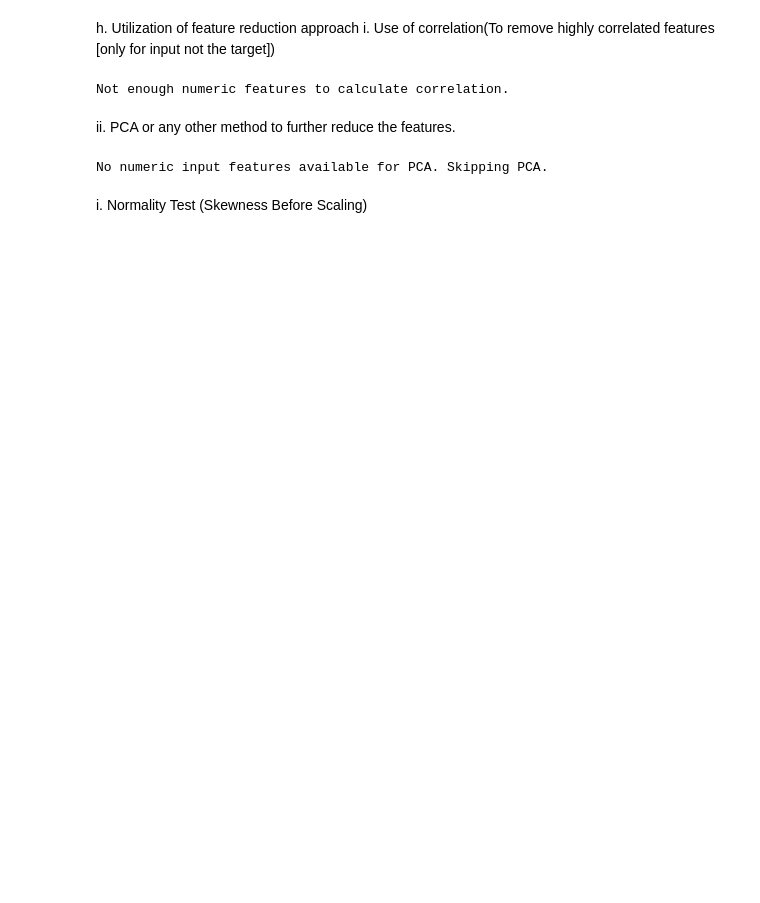
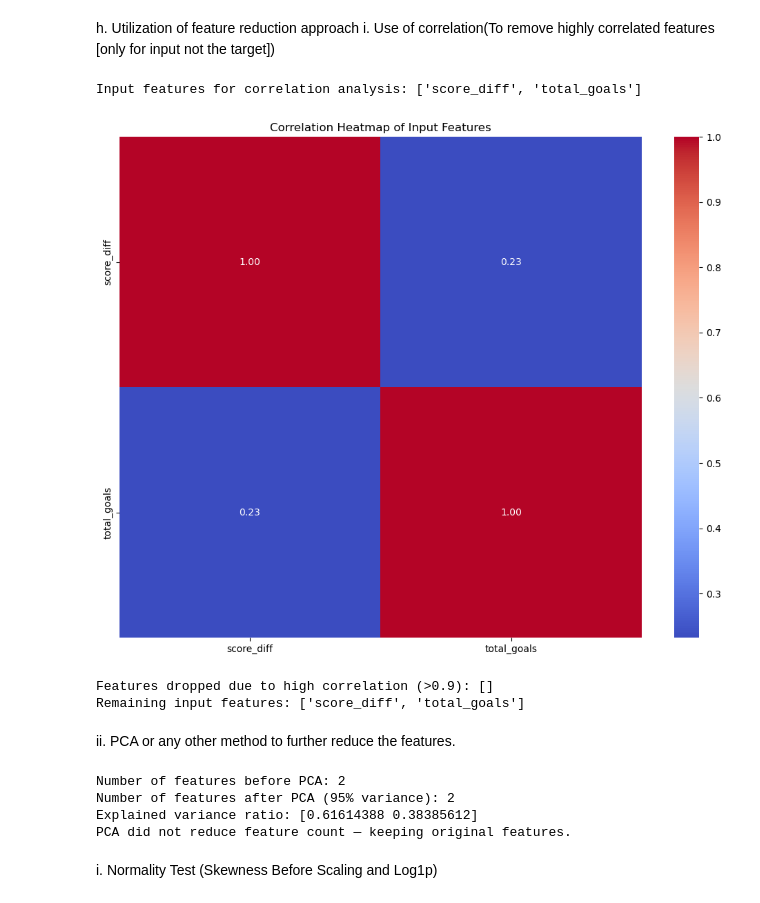
Before and after one commit to adityahora/Data-Science, a Jupyter notebook: model_training.ipynb, the cells around one changed output. Drawn from its saved outputs; the diff is of its cells as text; code cells hidden in the pictures; blank space fills up the shorter version.

```diff
--- a/model_training.ipynb
+++ b/model_training.ipynb
@@ -278,28 +382,80 @@ h. Utilization of feature reduction approach
 i. Use of correlation(To remove highly correlated features [only for input not
 the target])
 # %%
-print("Not enough numeric features to calculate correlation.")
+import seaborn as sns
+import matplotlib.pyplot as plt
+
+# Define target columns
+target_cols = ['home_score', 'away_score']
+
+# Input features = all numeric columns except targets
+input_cols = [col for col in df.select_dtypes(include=['int64', 'float64']).columns
+              if col not in target_cols]
+
+print(f"Input features for correlation analysis: {input_cols}")
+
+if len(input_cols) > 1:
+    corr_matrix = df[input_cols].corr().abs()
+
+    # Plot heatmap
+    plt.figure(figsize=(10, 8))
+    sns.heatmap(corr_matrix, annot=True, fmt='.2f', cmap='coolwarm')
+    plt.title("Correlation Heatmap of Input Features")
+    plt.tight_layout()
+    plt.show()
+
+    # Remove highly correlated features (|r| > 0.9)
+    threshold = 0.9
+    upper_triangle = corr_matrix.where(
+        np.triu(np.ones(corr_matrix.shape), k=1).astype(bool)
+    )
+    to_drop = [col for col in upper_triangle.columns if any(upper_triangle[col] > threshold)]
+    print(f"Features dropped due to high correlation (>{threshold}): {to_drop}")
+
+    if to_drop:
+        df = df.drop(columns=to_drop)
+        input_cols = [c for c in input_cols if c not in to_drop]
+
+    print(f"Remaining input features: {input_cols}")
+else:
+    print(f"Only {len(input_cols)} input feature found; skipping correlation filter.")
 # %% [output]
-Not enough numeric features to calculate correlation.
+Input features for correlation analysis: ['score_diff', 'total_goals']
+[figure, added]
+Features dropped due to high correlation (>0.9): []
+Remaining input features: ['score_diff', 'total_goals']
 # %% [markdown]
 ii. PCA or any other method to further reduce the features.
 # %%
 from sklearn.decomposition import PCA
 from sklearn.preprocessing import StandardScaler
 
-X_numeric = df.drop(columns=['home_score', 'away_score']).select_dtypes(include=['int64','float64'])
+X_input = df[input_cols]
 
-if X_numeric.shape[1] == 0:
-    print("No numeric input features available for PCA. Skipping PCA.")
+if X_input.shape[1] < 2:
+    print(f"Only {X_input.shape[1]} input feature(s) available; PCA requires at least 2. Skipping PCA.")
 else:
-    X_scaled = StandardScaler().fit_transform(X_numeric)
-    pca = PCA(n_components=0.95)
-    X_pca = pca.fit_transform(X_scaled)
-    print("Number of features after PCA:", X_pca.shape[1])
+    X_scaled_pca = StandardScaler().fit_transform(X_input)
+    pca = PCA(n_components=0.95)  # retain 95% variance
+    X_pca = pca.fit_transform(X_scaled_pca)
+    print(f"Number of features before PCA: {X_input.shape[1]}")
+    print(f"Number of features after PCA (95% variance): {X_pca.shape[1]}")
+    print(f"Explained variance ratio: {pca.explained_variance_ratio_}")
+
+    # Decision: use PCA-reduced features if it meaningfully reduces dimensions
+    if X_pca.shape[1] < X_input.shape[1]:
+        print("PCA reduced feature count — using PCA-transformed features.")
+        use_pca = True
+    else:
+        print("PCA did not reduce feature count — keeping original features.")
+        use_pca = False
 # %% [output]
-No numeric input features available for PCA. Skipping PCA.
+Number of features before PCA: 2
+Number of features after PCA (95% variance): 2
+Explained variance ratio: [0.61614388 0.38385612]
+PCA did not reduce feature count — keeping original features.
 # %% [markdown]
-i. Normality Test (Skewness Before Scaling)
+i. Normality Test (Skewness Before Scaling and Log1p)
 # %%
 import pandas as pd
 
```
Also changed, not shown: parts of 37 cells of this notebook, 4 other files.
